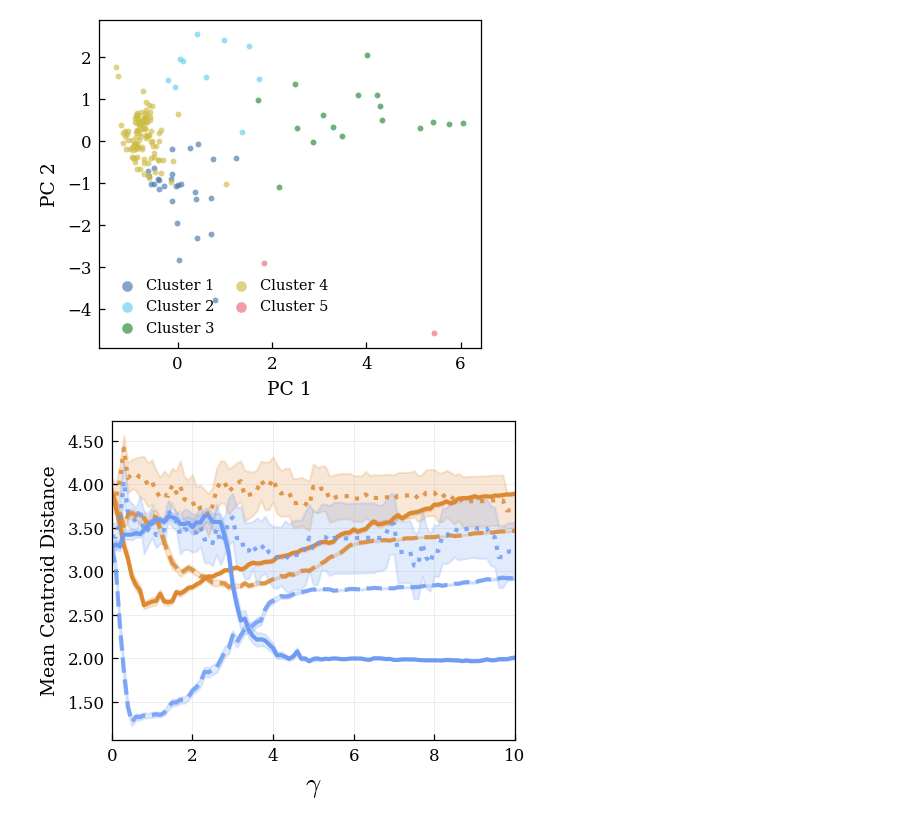
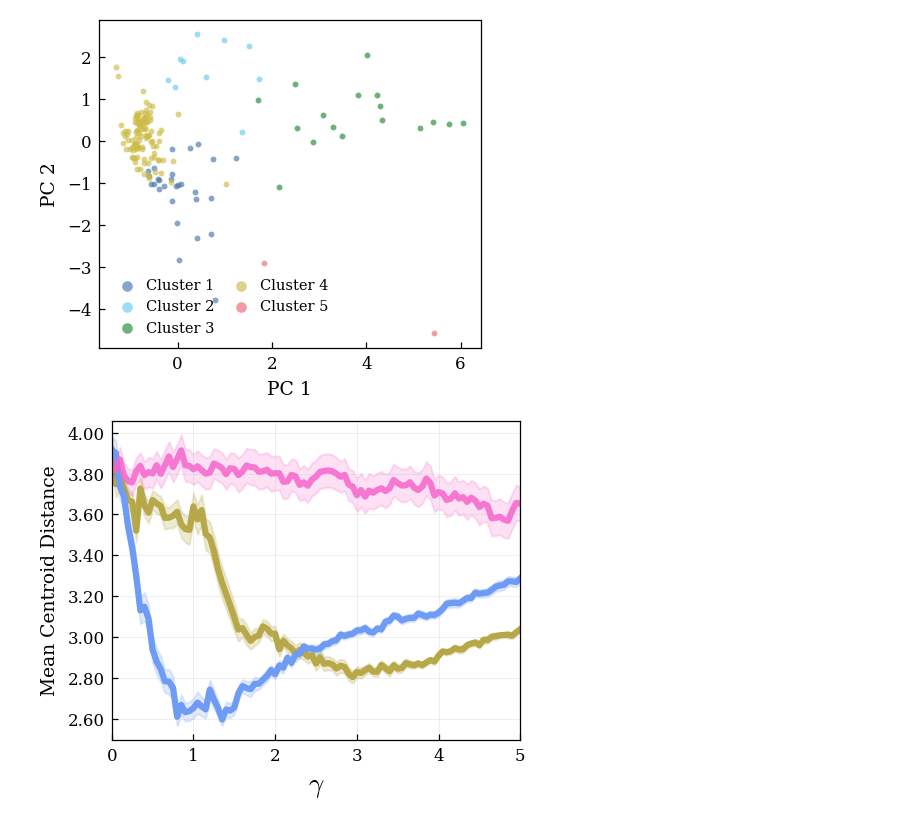
Before and after one commit to kevinqnb/scholarlm, a Jupyter notebook: analysis/clustering.ipynb, the cells around one changed output. Cells and saved outputs as stored; diff of their text form; code cells hidden in the pictures.

```diff
--- a/analysis/clustering.ipynb
+++ b/analysis/clustering.ipynb
@@ -518,8 +459,8 @@ kmeans_gt  = KMeans(n_clusters=N_CLUSTERS, random_state=42, n_init='auto')
 gt_labels  = kmeans_gt.fit_predict(X_gt)
 gt_centers = kmeans_gt.cluster_centers_
 
-N_RUNS = 100  # Number of different initializations
-gamma_vals = np.linspace(0.0, 10.0, 101)
+N_RUNS = 1000  # Number of different initializations
+gamma_vals = np.linspace(0.0, 5.0, 101)
 
 _sweep_configs = {
     'ext_ntp':   (X_ext, ext_ntp_probs),
@@ -544,7 +485,7 @@ for run_idx in range(N_RUNS):
 
 # Random baselines: N_RANDOM_SAMPLES draws of uniform random probs; each draw uses
 # its own KMeans seed, collapsing both sources of variance into one loop.
-N_RANDOM_SAMPLES = 10
+N_RANDOM_SAMPLES = 1000
 random_runs_dist = {
     'ext_random': np.zeros((N_RANDOM_SAMPLES, len(gamma_vals))),
     'syn_random': np.zeros((N_RANDOM_SAMPLES, len(gamma_vals))),
@@ -569,41 +510,41 @@ for key, v in random_runs_dist.items():
     std_distances[key] = v.std(axis=0) / np.sqrt(N_RANDOM_SAMPLES)
 # %%
 _STYLE = {
-    'ext_ntp':     dict(color=palette[1], ls='--', lw=2.0, alpha=0.85,
+    'ext_ntp':     dict(color=palette[2], ls='-', lw=3.0, alpha=0.85,
                        label='Ext. NTP'),
-    'ext_probe':   dict(color=palette[1], ls='-',  lw=2.0,
+    'ext_probe':   dict(color=palette[7], ls='-',  lw=3.0,
                        label='Ext. Probe'),
-    'ext_random':  dict(color=palette[1], ls=':',  lw=2.0, alpha=0.85,
+    'ext_random':  dict(color=palette[9], ls='-',  lw=3.0, alpha=0.85,
                        label='Ext. Random'),
-    'syn_ntp':     dict(color=palette[7], ls='--', lw=2.0, alpha=0.85,
-                       label='Syn. NTP'),
-    'syn_probe':   dict(color=palette[7], ls='-',  lw=2.0,
-                       label='Syn. Probe'),
-    'syn_random':  dict(color=palette[7], ls=':',  lw=2.0, alpha=0.85,
-                       label='Syn. Random'),
+    #'syn_ntp':     dict(color=palette[7], ls='--', lw=2.0, alpha=0.85,
+    #                   label='Syn. NTP'),
+    #'syn_probe':   dict(color=palette[7], ls='-',  lw=2.0,
+    #                   label='Syn. Probe'),
+    #'syn_random':  dict(color=palette[7], ls=':',  lw=2.0, alpha=0.85,
+    #                   label='Syn. Random'),
 }
 
 fig, ax = plt.subplots(figsize=(3.5, 2.8))
 
 for key, style in _STYLE.items():
     # Plot the mean line
     ax.plot(gamma_vals, avg_distances[key], **style)
     # Optional: Plot the shaded error region (standard error)
 
     ax.fill_between(
         gamma_vals,
         avg_distances[key] - std_distances[key],
         avg_distances[key] + std_distances[key],
         color=style['color'],
         alpha=0.2
     )
 
 ax.grid(alpha=0.25, linestyle='-', linewidth=0.4)
 ax.set_xlabel('$\\gamma$', fontsize = 13)
 ax.set_ylabel('Mean Centroid Distance')
 ax.set_xlim(gamma_vals[0], gamma_vals[-1])
 #ax.legend(fontsize=6.5, loc='upper right', bbox_to_anchor=(1.0, 0.95))
 ax.yaxis.set_major_formatter(mpl.ticker.FormatStrFormatter('%.2f'))
 fig.tight_layout()
 # %% [output]
-[figure, old version]
+[figure, new version]
```
Also changed, not shown: parts of 11 cells of this notebook, 15 other files.
